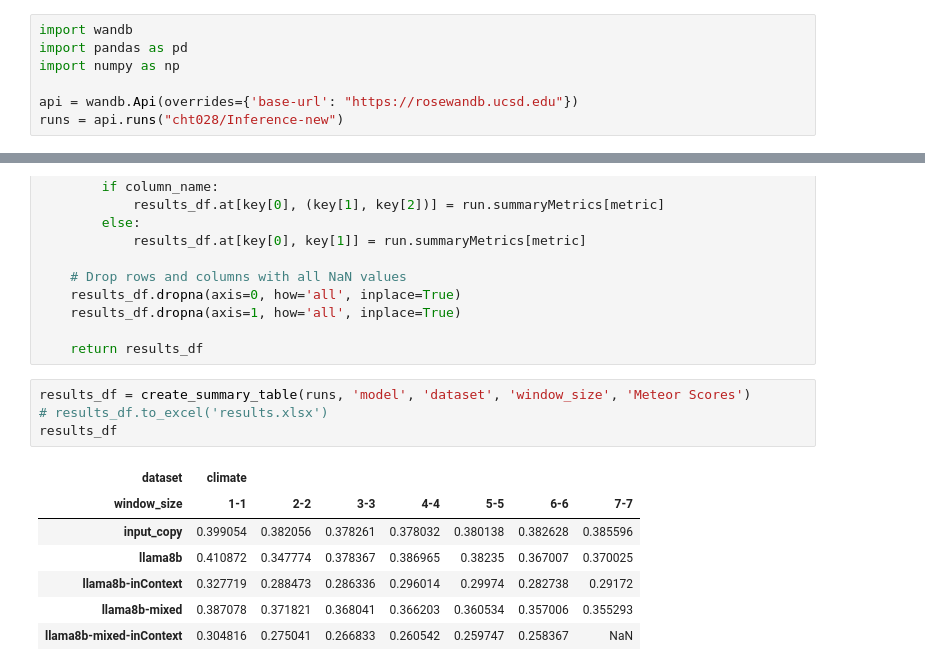
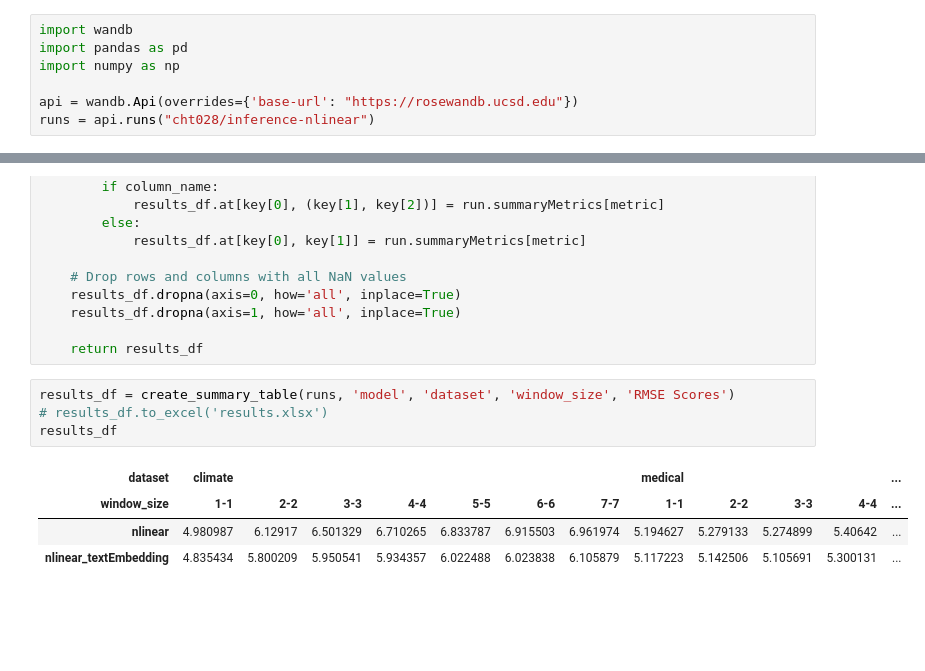
Before and after one commit to howard881010/multimodal, a Jupyter notebook: src/wandb.ipynb, the cells around one changed output, grey strips where cells are left out. Cells and saved outputs as stored; diff of their text form; blank space fills up the shorter version.

```diff
--- a/src/wandb.ipynb
+++ b/src/wandb.ipynb
@@ -4,7 +4,7 @@ import pandas as pd
 import numpy as np
 
 api = wandb.Api(overrides={'base-url': "https://rosewandb.ucsd.edu"})
-runs = api.runs("cht028/Inference-new")
+runs = api.runs("cht028/inference-nlinear")
 # %%
 def create_summary_table(runs, row_name, multi_column_name, column_name, metric):
     # Initialize a dictionary for storing the lowest metric values
@@ -53,14 +53,11 @@ def create_summary_table(runs, row_name, multi_column_name, column_name, metric)
 
     return results_df
 # %%
-results_df = create_summary_table(runs, 'model', 'dataset', 'window_size', 'Meteor Scores')
+results_df = create_summary_table(runs, 'model', 'dataset', 'window_size', 'RMSE Scores')
 # results_df.to_excel('results.xlsx')
 results_df
 # %% [output]
-| dataset | climate |  |  |  |  |  |  |
-| window_size | 1-1 | 2-2 | 3-3 | 4-4 | 5-5 | 6-6 | 7-7 |
-| input_copy | 0.399054 | 0.382056 | 0.378261 | 0.378032 | 0.380138 | 0.382628 | 0.385596 |
-| llama8b | 0.410872 | 0.347774 | 0.378367 | 0.386965 | 0.38235 | 0.367007 | 0.370025 |
-| llama8b-inContext | 0.327719 | 0.288473 | 0.286336 | 0.296014 | 0.29974 | 0.282738 | 0.29172 |
-| llama8b-mixed | 0.387078 | 0.371821 | 0.368041 | 0.366203 | 0.360534 | 0.357006 | 0.355293 |
-| llama8b-mixed-inContext | 0.304816 | 0.275041 | 0.266833 | 0.260542 | 0.259747 | 0.258367 | NaN |
+| dataset | climate |  |  |  |  |  |  | medical |  |  |  | ... |
+| window_size | 1-1 | 2-2 | 3-3 | 4-4 | 5-5 | 6-6 | 7-7 | 1-1 | 2-2 | 3-3 | 4-4 | ... |
+| nlinear | 4.980987 | 6.12917 | 6.501329 | 6.710265 | 6.833787 | 6.915503 | 6.961974 | 5.194627 | 5.279133 | 5.274899 | 5.40642 | ... |
+| nlinear_textEmbedding | 4.835434 | 5.800209 | 5.950541 | 5.934357 | 6.022488 | 6.023838 | 6.105879 | 5.117223 | 5.142506 | 5.105691 | 5.300131 | ... |
```
Also changed, not shown: parts of 3 cells of this notebook, 6 other files.
